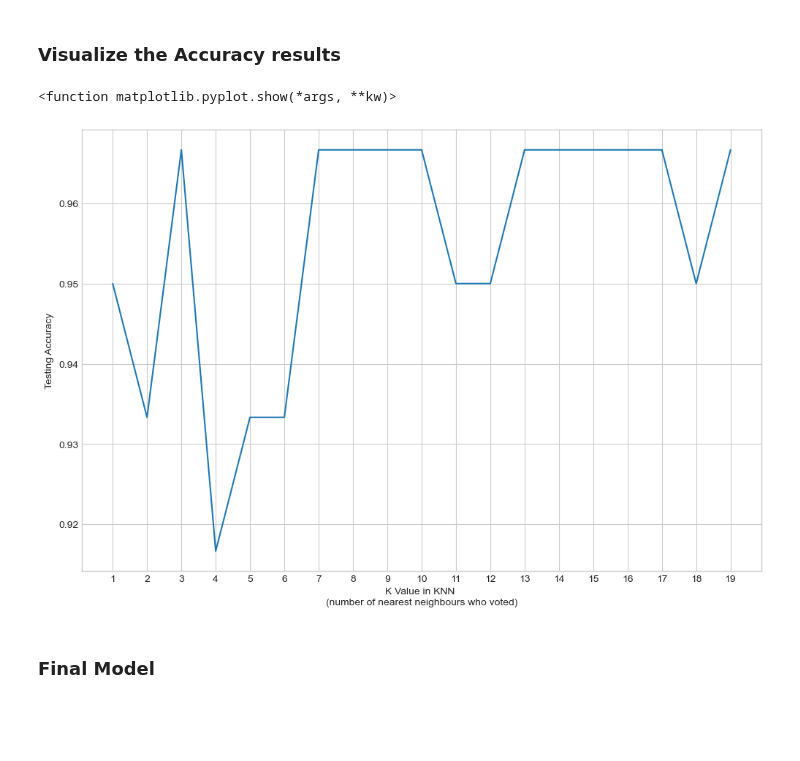
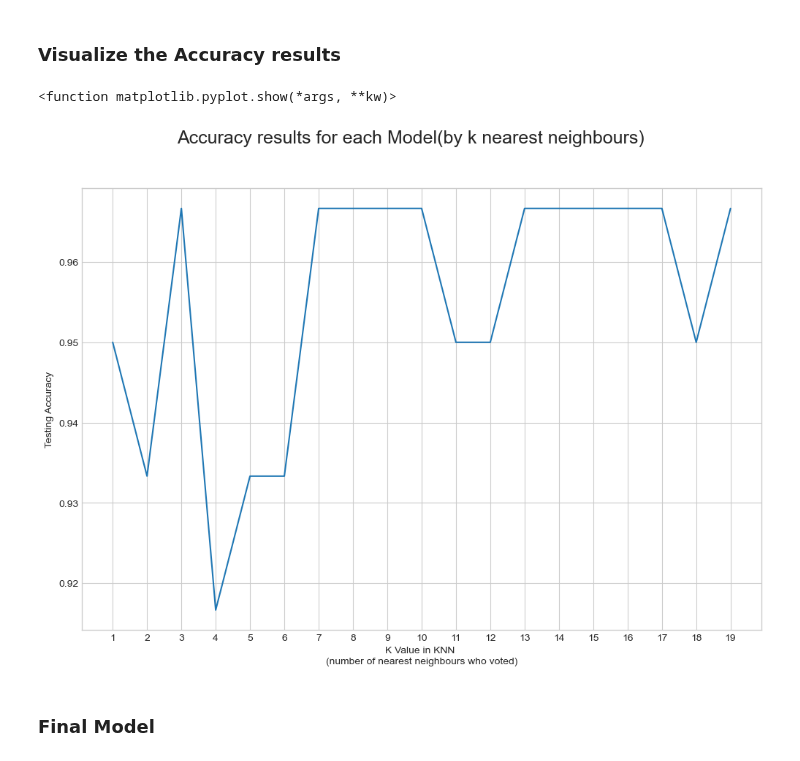
Before and after one commit to fionaoriordan/MLS_Tasks, a Jupyter notebook: Tasks.ipynb, the cells around one changed output. Drawn from its saved outputs; the diff is of its cells as text; code cells hidden in the pictures; blank space fills up the shorter version.

```diff
--- a/Tasks.ipynb
+++ b/Tasks.ipynb
@@ -845,14 +900,15 @@ print(kscoreslist)
 # %%
 
 plt.plot(krange, kscoreslist)
 
 plt.xlabel("K Value in KNN \n(number of nearest neighbours who voted)")
 plt.ylabel("Testing Accuracy")
 plt.xticks(np.arange(min(krange), max(krange)+1, 1.0))
+plt.suptitle("Accuracy results for each Model(by k nearest neighbours)", fontsize = 18)
 plt.show
 # %% [output]
 <function matplotlib.pyplot.show(*args, **kw)>
-[figure, old version]
+[figure, new version]
 # %% [markdown]
 ### Final Model
 # %% [markdown]
```
Also changed, not shown: parts of 27 cells of this notebook.
